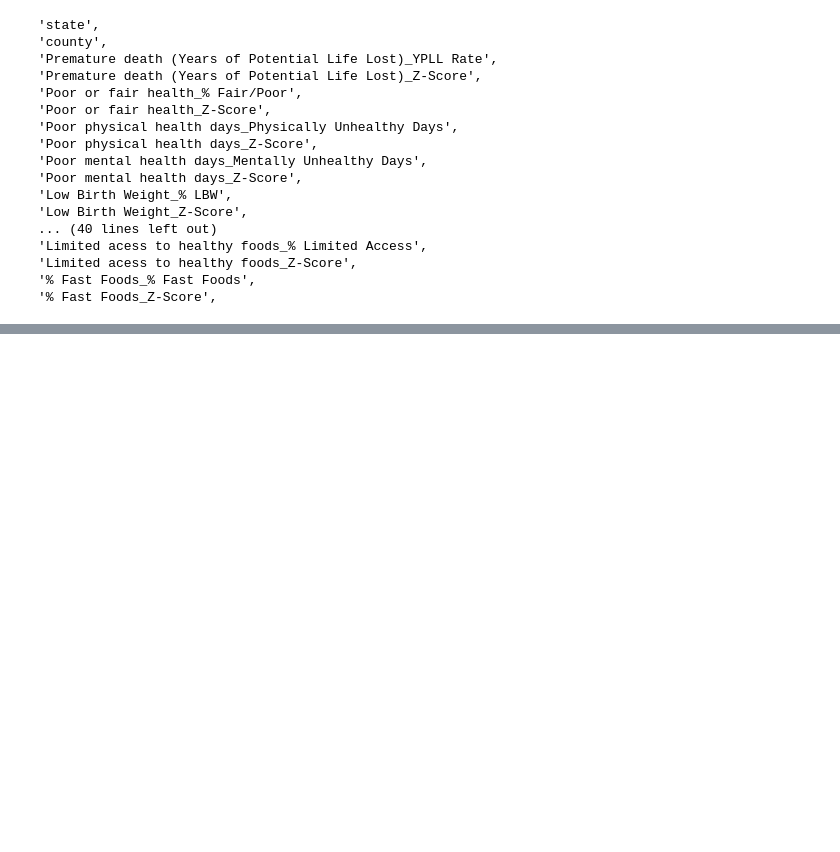
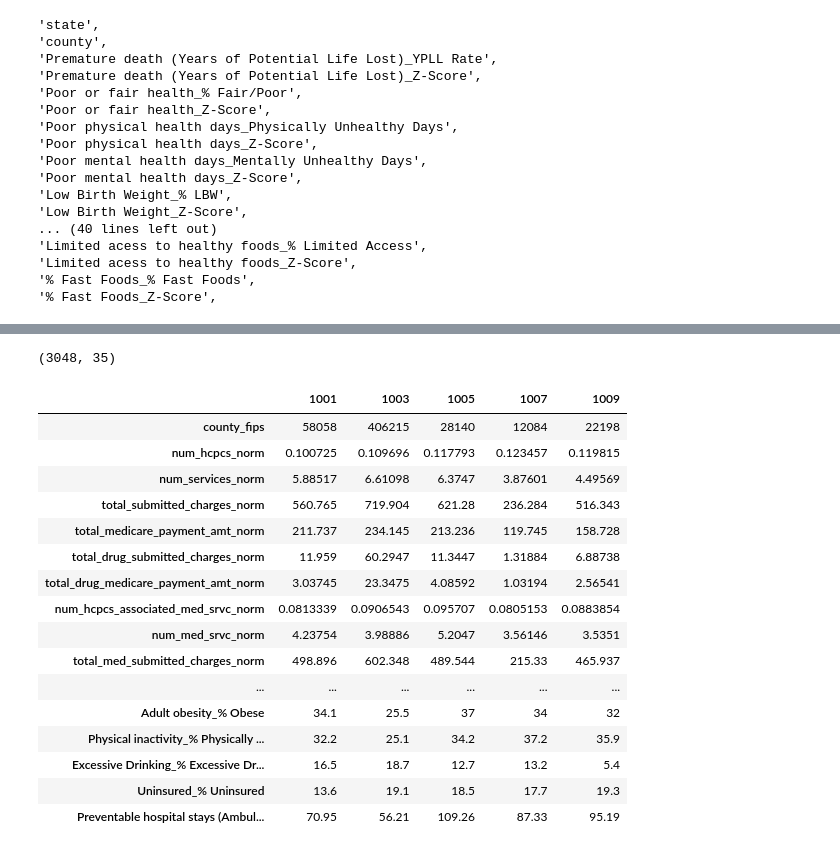
Before and after one commit to aurel1212/medicare-project, a Jupyter notebook: script/county_smash.ipynb, the cells around one changed output, grey strips where cells are left out. Cells and saved outputs as stored; diff of their text form; code cells hidden in the pictures; blank space fills up the shorter version.

```diff
--- a/script/county_smash.ipynb
+++ b/script/county_smash.ipynb
@@ -730,0 +840,28 @@ for i in df_full_ranks.columns:
+# %%
+df_agg.reset_index(level=['county'], inplace=True)
+# %%
+df_health = create_health_set(df_agg, df_full_ranks)
+# %%
+df_health.shape
+# %% [output]
+(3048, 35)
+# %%
+df_health.head().T
+# %% [output]
+|  | 1001 | 1003 | 1005 | 1007 | 1009 |
+| county_fips | 58058 | 406215 | 28140 | 12084 | 22198 |
+| num_hcpcs_norm | 0.100725 | 0.109696 | 0.117793 | 0.123457 | 0.119815 |
+| num_services_norm | 5.88517 | 6.61098 | 6.3747 | 3.87601 | 4.49569 |
+| total_submitted_charges_norm | 560.765 | 719.904 | 621.28 | 236.284 | 516.343 |
+| total_medicare_payment_amt_norm | 211.737 | 234.145 | 213.236 | 119.745 | 158.728 |
+| total_drug_submitted_charges_norm | 11.959 | 60.2947 | 11.3447 | 1.31884 | 6.88738 |
+| total_drug_medicare_payment_amt_norm | 3.03745 | 23.3475 | 4.08592 | 1.03194 | 2.56541 |
+| num_hcpcs_associated_med_srvc_norm | 0.0813339 | 0.0906543 | 0.095707 | 0.0805153 | 0.0883854 |
+| num_med_srvc_norm | 4.23754 | 3.98886 | 5.2047 | 3.56146 | 3.5351 |
+| total_med_submitted_charges_norm | 498.896 | 602.348 | 489.544 | 215.33 | 465.937 |
+| ... | ... | ... | ... | ... | ... |
+| Adult obesity_% Obese | 34.1 | 25.5 | 37 | 34 | 32 |
+| Physical inactivity_% Physically ... | 32.2 | 25.1 | 34.2 | 37.2 | 35.9 |
+| Excessive Drinking_% Excessive Dr... | 16.5 | 18.7 | 12.7 | 13.2 | 5.4 |
+| Uninsured_% Uninsured | 13.6 | 19.1 | 18.5 | 17.7 | 19.3 |
+| Preventable hospital stays (Ambul... | 70.95 | 56.21 | 109.26 | 87.33 | 95.19 |
```
Also changed, not shown: parts of 23 cells of this notebook.
